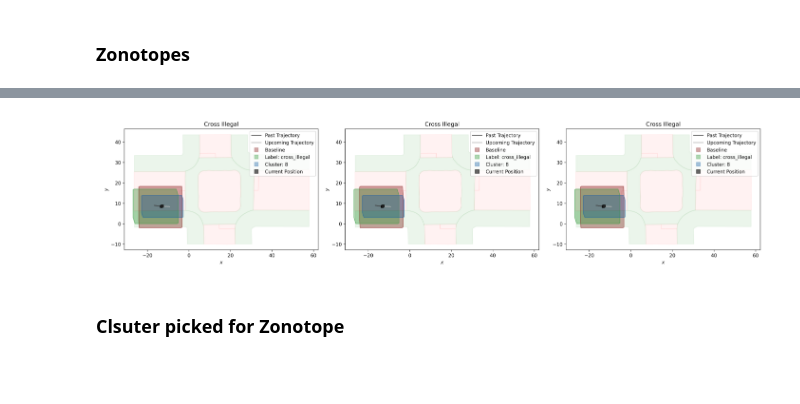
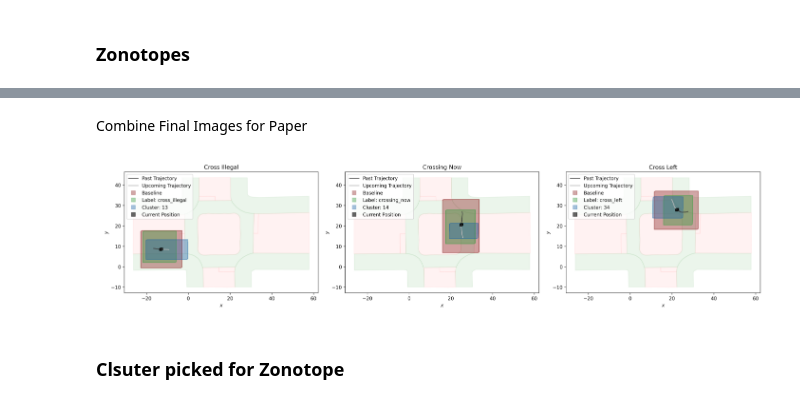
Before and after one commit to kfragkedaki/Pedestrian_Project, a Jupyter notebook: labeling_oracle_Soderlund.ipynb, the cells around one changed output, grey strips where cells are left out. Saved outputs shown, nothing was run; the diff lists cells and outputs as text; code cells hidden in the pictures; blank space fills up the shorter version.

```diff
--- a/labeling_oracle_Soderlund.ipynb
+++ b/labeling_oracle_Soderlund.ipynb
@@ -15,26 +13,0 @@ REVERSED_LABELS = {value: key for key, value in LABELS.items()}
-# %%
-import matplotlib.pyplot as plt
-import numpy as np
-
-colors = [
-    [60/255 , 159/255 , 69/255 ], # Behavioral Tajectory
-    [26/255 , 128/255 , 187/255 ], # Clusters
-    [0.55, 0.14, 0.14], # Baseline Zonotope
-    # [0/255 , 0/255 , 0/255 ], # Current Trajectory
-    [63/255, 63/255, 63/255], # Current Trajectory
-    [184/255 , 184/255 , 184/255 ], # Future Trajectory
-    [0/255 , 0/255 , 0/255 ], # Current Position
-    # [52/255 , 78/255 , 92/255 ], # Position
-]
-
-# Create a figure and a set of subplots
-fig, ax = plt.subplots(1, len(colors), figsize=(10, 2))
-
-# Display each color
-for i, color in enumerate(colors):
-    ax[i].add_patch(plt.Rectangle((0, 0), 1, 1, color=color))
-    ax[i].set_axis_off()
-    # ax[i].set_title(f'RGB {color}', fontsize=10)
-
-plt.tight_layout()
-plt.show()
@@ -170,38 +96,45 @@ _z_ {'Label: cross_left': [zonotope], 'Cluster: 20': [zonotope]}
+# %% [markdown]
+Combine Final Images for Paper
 # %%
+TEST_TRAJECTORIES = [
+    'cross_illegal_8_11_1',
+    'cross_left_8_6_4',
+    'crossing_now_7_28_1',
+]
 def combine_images(image_paths, output_path):
     # Determine the number of images
     num_images = len(image_paths)
 
     # Create a matplotlib figure with multiple subplots
     fig, axes = plt.subplots(nrows=1, ncols=num_images, figsize=(num_images * 6, 5))
 
     # Check if there's only one subplot (axes could be an AxesSubplot object, not an array)
     if num_images == 1:
         axes = [axes]
 
     # Loop through the images and their respective axes
     for ax, img_path in zip(axes, image_paths):
         # Open the image file
         with Image.open(img_path) as img:
             # Convert the image file to an array
             ax.imshow(img)
             ax.axis('off')  # Hide axes
 
     plt.subplots_adjust(wspace=0, hspace=0)  # Adjust spacing between images if needed
     plt.savefig(output_path, dpi=300, bbox_inches='tight', pad_inches=0)
     plt.show()
 
 # Example usage
 image_paths = [
-    ROOT_RESOURCES + '/test/cross_illegal_8_11_1/0.png',
-    ROOT_RESOURCES + '/test/cross_illegal_8_11_1/0.png',
-    ROOT_RESOURCES + '/test/cross_illegal_8_11_1/0.png',
+    ROOT_RESOURCES + f'/test/{TEST_TRAJECTORIES[0]}/use.png',
+    ROOT_RESOURCES + f'/test/{TEST_TRAJECTORIES[2]}/use.png',
+    ROOT_RESOURCES + f'/test/{TEST_TRAJECTORIES[1]}/use.png',
 ]
 output_path = ROOT_RESOURCES + '/test/combined_image.jpg'
 
 combine_images(image_paths, output_path)
 # %% [output]
-[figure, old version]
+[figure, new version]
 # %% [markdown]
 ### Clsuter picked for Zonotope
 # %%
```
Also changed, not shown: parts of 25 cells of this notebook, 12 other files.
